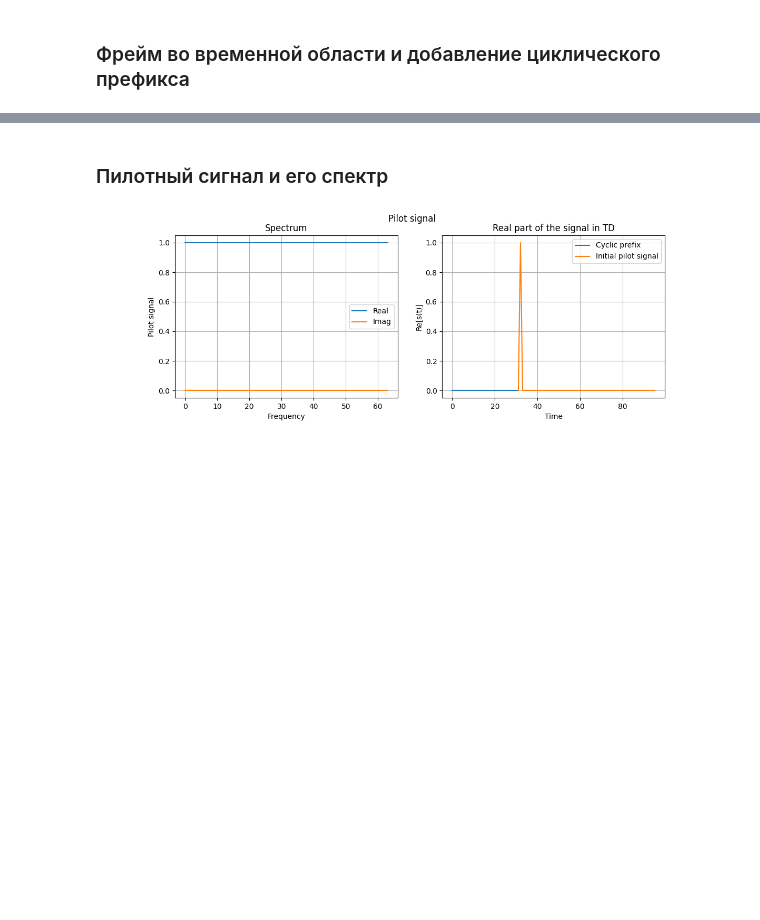
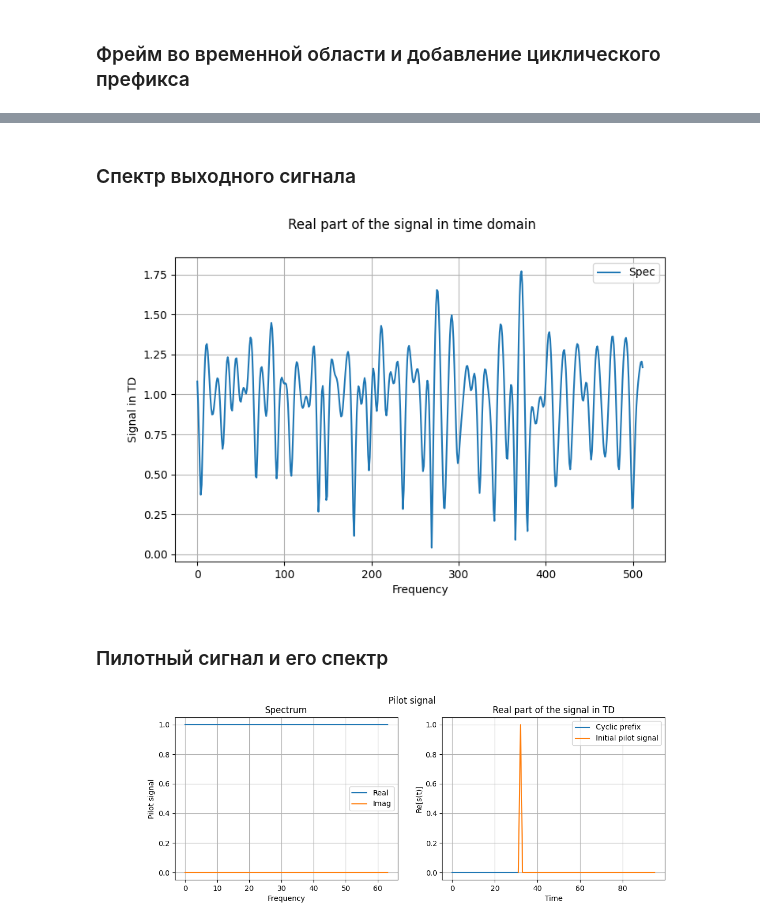
Before and after one commit to isvoropaev02/OFDM, a Jupyter notebook: model_performance.ipynb, the cells around one changed output, grey strips where cells are left out. Drawn from its saved outputs; the diff is of its cells as text; code cells hidden in the pictures; blank space fills up the shorter version.

```diff
--- a/model_performance.ipynb
+++ b/model_performance.ipynb
@@ -70,3 +71,20 @@ plt.show()
+# %% [markdown]
+### Спектр выходного сигнала
+# %%
+N = 512
+
+fig2_1 = plt.figure(figsize=(8,5))
+ax_1 = fig2_1.add_subplot(111)
+ax_1.plot(np.arange(0, N, 1), np.abs(fft((info_frame_td['Re'][cp_size-1:]+1j*info_frame_td['Im'][cp_size-1:]).to_numpy(), N)), label='Spec')
+ax_1.set_ylabel("Signal in TD")
+ax_1.set_xlabel(r"Frequency")
+ax_1.legend()
+ax_1.grid()
+#ax_1.set_title('Real part')
+fig2_1.suptitle('Real part of the signal in time domain')
+plt.show()
+# %% [output]
+[figure, added]
 # %% [markdown]
 ### Пилотный сигнал и его спектр
 # %%
```
Also changed, not shown: parts of 3 cells of this notebook, 25 other files.
